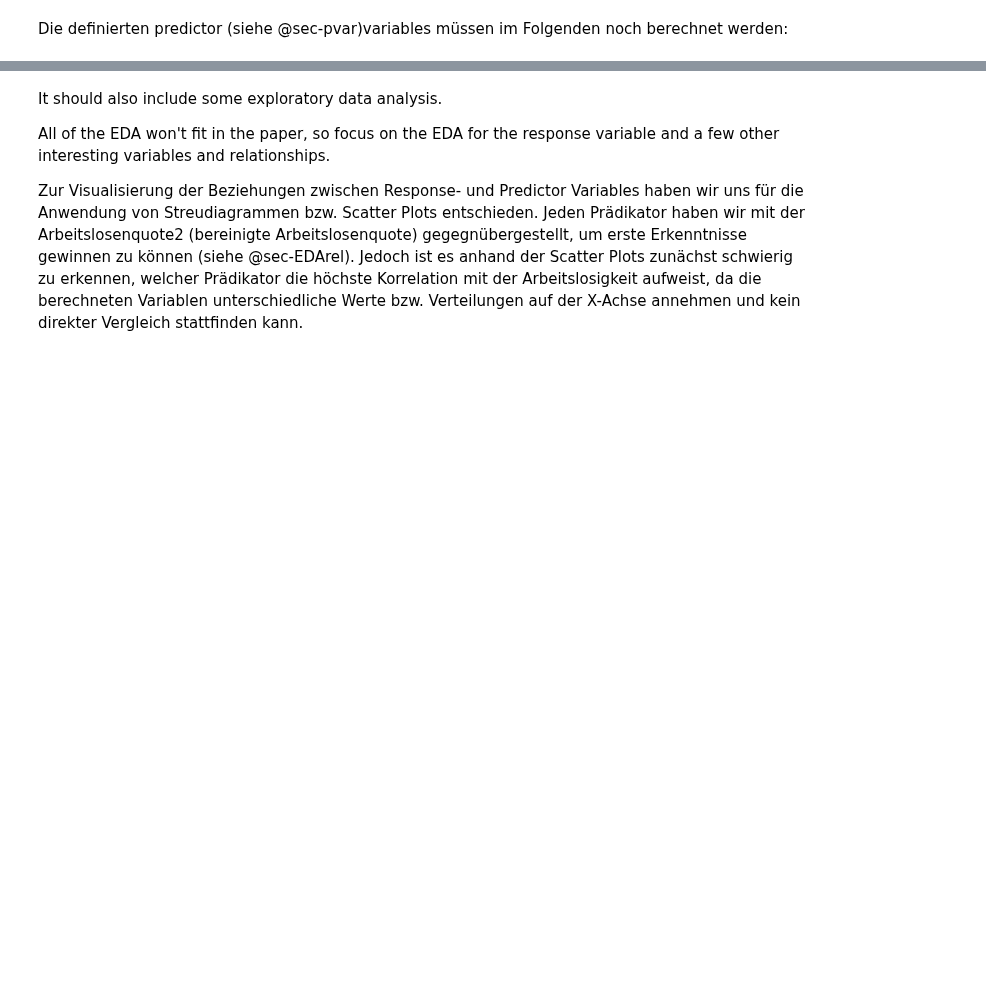
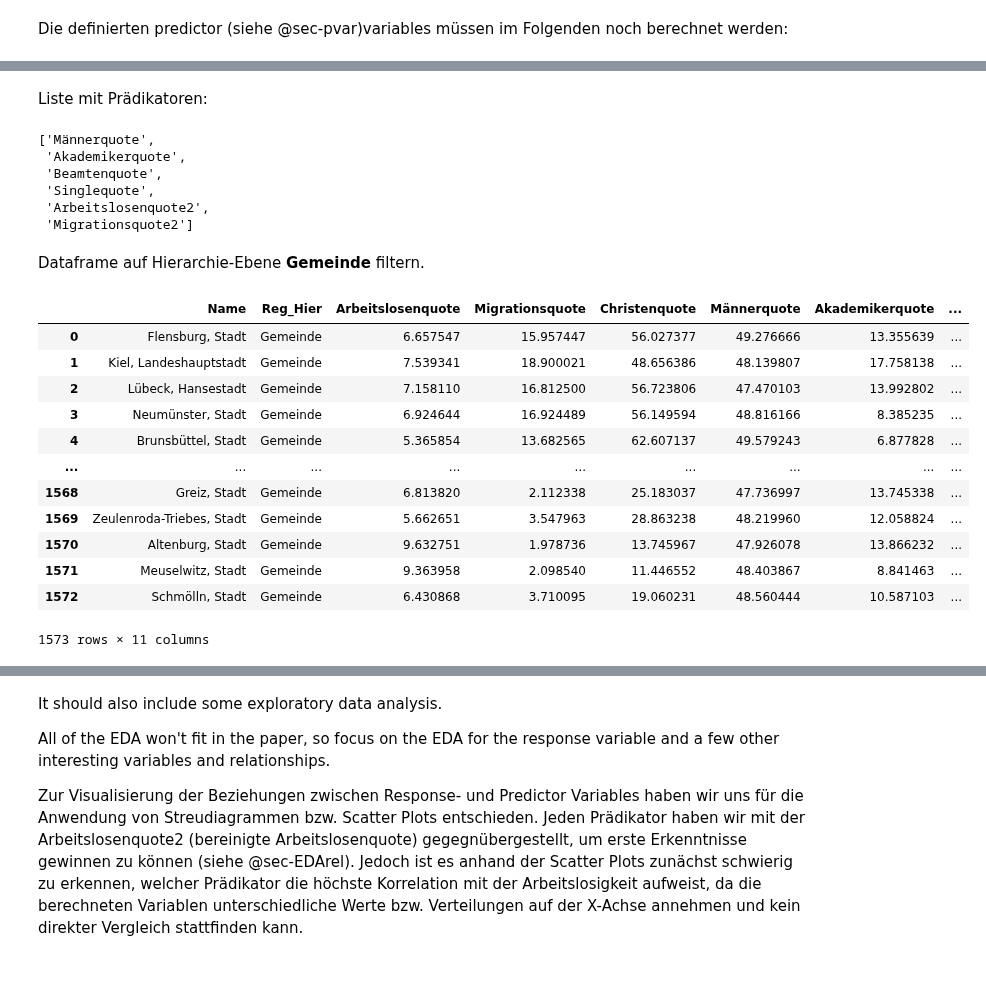
Before and after one commit to NicoHdM/ProjectHdM, a Jupyter notebook: reports/report.ipynb, the cells around one changed output, grey strips where cells are left out. Saved outputs shown, nothing was run; the diff lists cells and outputs as text; code cells hidden in the pictures; blank space fills up the shorter version.

```diff
--- a/reports/report.ipynb
+++ b/reports/report.ipynb
@@ -152,0 +229,32 @@ df_bevoelkerung['Singlequote'] = ((df_bevoelkerung['DEM_2.4'] + df_bevoelkerung[
+# %% [markdown]
+Liste mit Prädikatoren:
+# %%
+predictor = df_analyse.iloc[:,5:11].columns.values.tolist()
+predictor
+# %% [output]
+['Männerquote',
+ 'Akademikerquote',
+ 'Beamtenquote',
+ 'Singlequote',
+ 'Arbeitslosenquote2',
+ 'Migrationsquote2']
+# %% [markdown]
+Dataframe auf Hierarchie-Ebene **Gemeinde** filtern.
+# %%
+df_analyse_gemeinde = df_analyse[df_analyse['Reg_Hier']=='Gemeinde'].reset_index(drop=True)
+# %%
+df_analyse_gemeinde
+# %% [output]
+|  | Name | Reg_Hier | Arbeitslosenquote | Migrationsquote | Christenquote | Männerquote | Akademikerquote | ... |
+| 0 | Flensburg, Stadt | Gemeinde | 6.657547 | 15.957447 | 56.027377 | 49.276666 | 13.355639 | ... |
+| 1 | Kiel, Landeshauptstadt | Gemeinde | 7.539341 | 18.900021 | 48.656386 | 48.139807 | 17.758138 | ... |
+| 2 | Lübeck, Hansestadt | Gemeinde | 7.158110 | 16.812500 | 56.723806 | 47.470103 | 13.992802 | ... |
+| 3 | Neumünster, Stadt | Gemeinde | 6.924644 | 16.924489 | 56.149594 | 48.816166 | 8.385235 | ... |
+| 4 | Brunsbüttel, Stadt | Gemeinde | 5.365854 | 13.682565 | 62.607137 | 49.579243 | 6.877828 | ... |
+| ... | ... | ... | ... | ... | ... | ... | ... | ... |
+| 1568 | Greiz, Stadt | Gemeinde | 6.813820 | 2.112338 | 25.183037 | 47.736997 | 13.745338 | ... |
+| 1569 | Zeulenroda-Triebes, Stadt | Gemeinde | 5.662651 | 3.547963 | 28.863238 | 48.219960 | 12.058824 | ... |
+| 1570 | Altenburg, Stadt | Gemeinde | 9.632751 | 1.978736 | 13.745967 | 47.926078 | 13.866232 | ... |
+| 1571 | Meuselwitz, Stadt | Gemeinde | 9.363958 | 2.098540 | 11.446552 | 48.403867 | 8.841463 | ... |
+| 1572 | Schmölln, Stadt | Gemeinde | 6.430868 | 3.710095 | 19.060231 | 48.560444 | 10.587103 | ... |
+1573 rows × 11 columns
```
Also changed, not shown: parts of 28 cells of this notebook.
